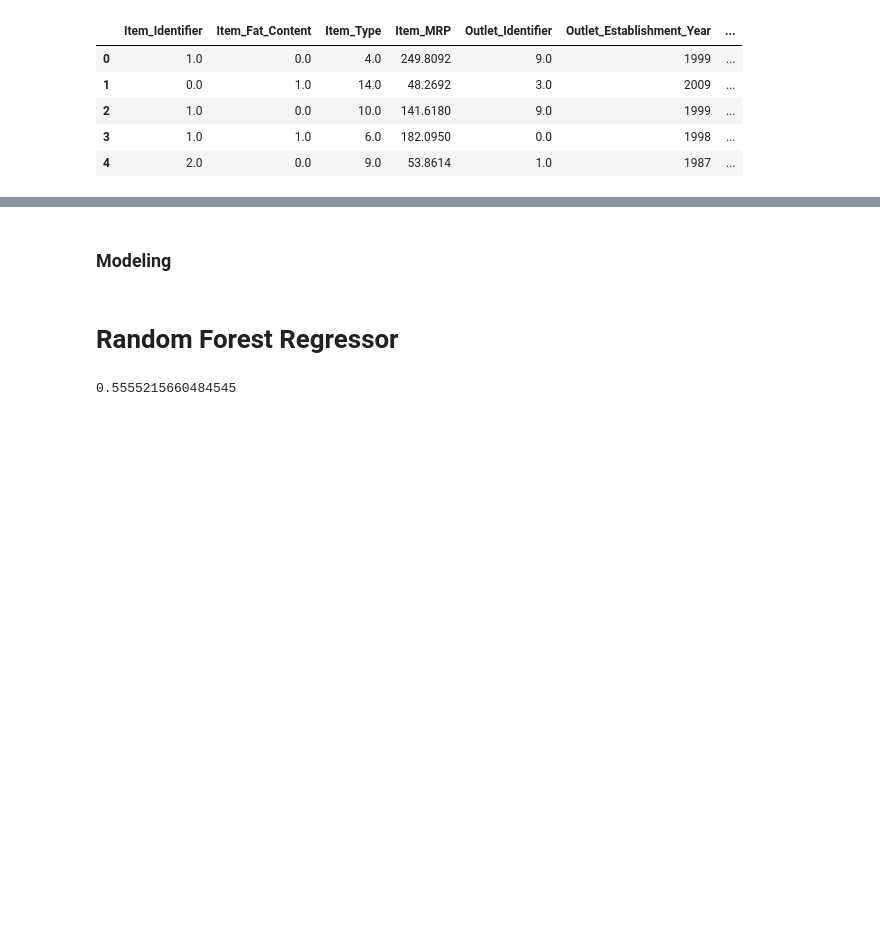
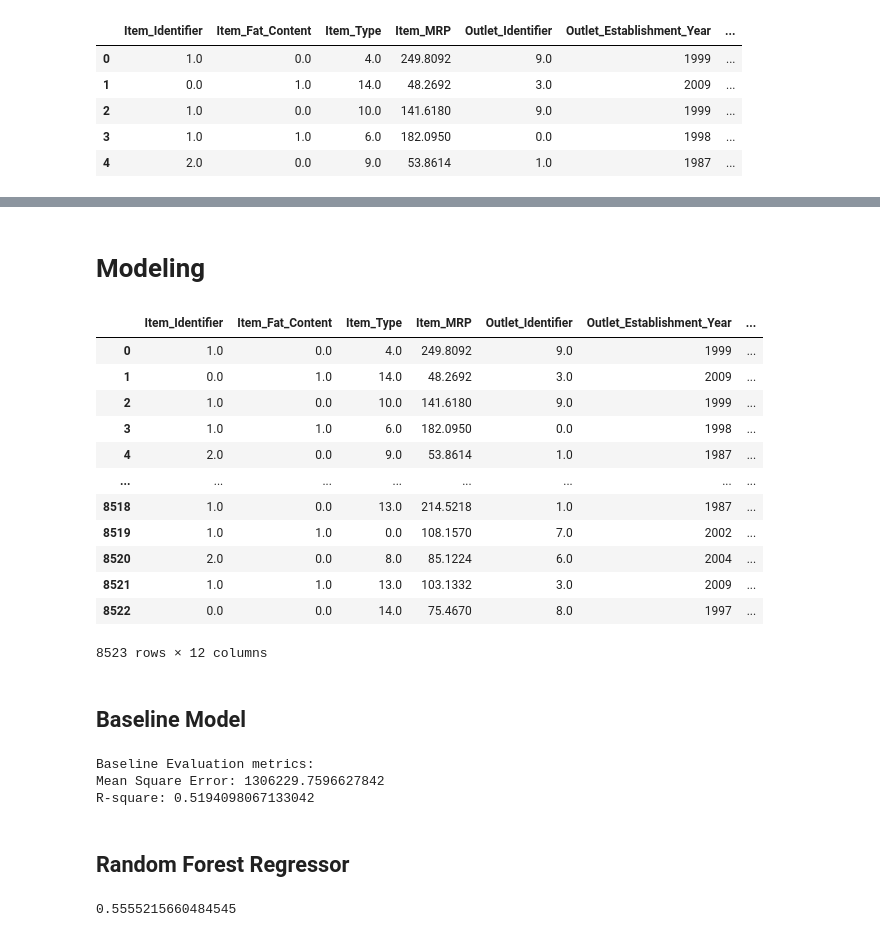
Before and after one commit to Mbachia/Sales-Prediction, a Jupyter notebook: notebook.ipynb, the cells around one changed output, grey strips where cells are left out. Cells and saved outputs as stored; diff of their text form; code cells hidden in the pictures; blank space fills up the shorter version.

```diff
--- a/notebook.ipynb
+++ b/notebook.ipynb
@@ -451,6 +496,24 @@ data_encoded.head()
 # %% [markdown]
-### Modeling
+# Modeling
 # %%
 # defining x and y
 X = data_encoded.drop(columns='Item_Outlet_Sales',axis=1)
 y = data['Item_Outlet_Sales']
+# %%
+X
+# %% [output]
+|  | Item_Identifier | Item_Fat_Content | Item_Type | Item_MRP | Outlet_Identifier | Outlet_Establishment_Year | ... |
+| 0 | 1.0 | 0.0 | 4.0 | 249.8092 | 9.0 | 1999 | ... |
+| 1 | 0.0 | 1.0 | 14.0 | 48.2692 | 3.0 | 2009 | ... |
+| 2 | 1.0 | 0.0 | 10.0 | 141.6180 | 9.0 | 1999 | ... |
+| 3 | 1.0 | 1.0 | 6.0 | 182.0950 | 0.0 | 1998 | ... |
+| 4 | 2.0 | 0.0 | 9.0 | 53.8614 | 1.0 | 1987 | ... |
+| ... | ... | ... | ... | ... | ... | ... | ... |
+| 8518 | 1.0 | 0.0 | 13.0 | 214.5218 | 1.0 | 1987 | ... |
+| 8519 | 1.0 | 1.0 | 0.0 | 108.1570 | 7.0 | 2002 | ... |
+| 8520 | 2.0 | 0.0 | 8.0 | 85.1224 | 6.0 | 2004 | ... |
+| 8521 | 1.0 | 1.0 | 13.0 | 103.1332 | 3.0 | 2009 | ... |
+| 8522 | 0.0 | 0.0 | 14.0 | 75.4670 | 8.0 | 1997 | ... |
+8523 rows × 12 columns
+# %% [markdown]
+## Baseline Model
@@ -457,3 +523,21 @@ y = data['Item_Outlet_Sales']
+# %%
+from sklearn.linear_model import LinearRegression
+from sklearn.metrics import mean_squared_error,r2_score
+
+lr =  LinearRegression()
+lr.fit(X_train, y_train)
+y_pred = lr.predict(X_test)
+
+r2 =  r2_score(y_test,y_pred)
+mse = mean_squared_error(y_test,y_pred)
+
+print("Baseline Evaluation metrics:")
+print(f"Mean Square Error: {mse}")
+print(f"R-square: {r2}")
+# %% [output]
+Baseline Evaluation metrics:
+Mean Square Error: 1306229.7596627842
+R-square: 0.5194098067133042
 # %% [markdown]
-# Random Forest Regressor
+## Random Forest Regressor
 # %%
```
Also changed, not shown: parts of 40 cells of this notebook, 1 other file.
